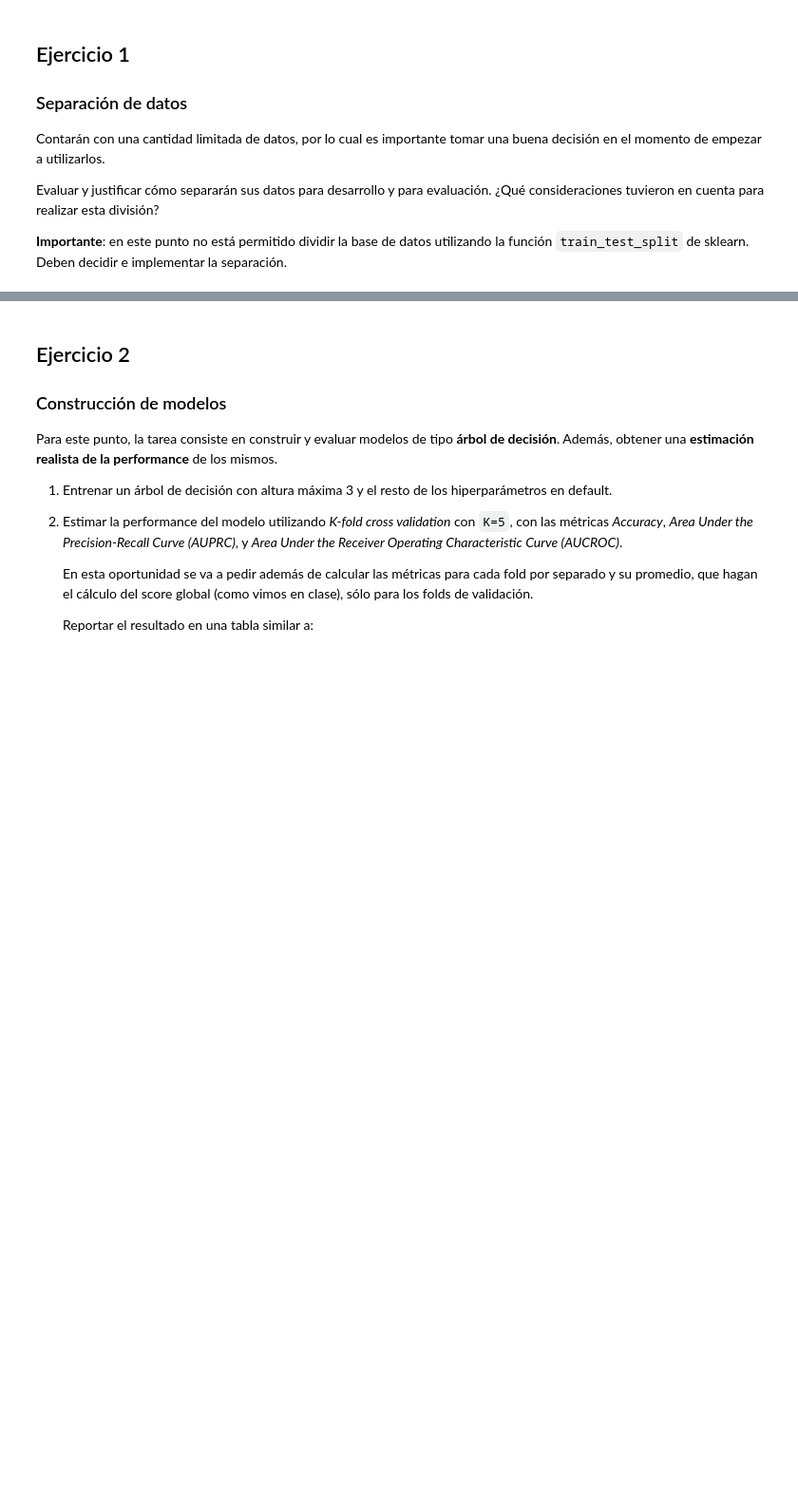
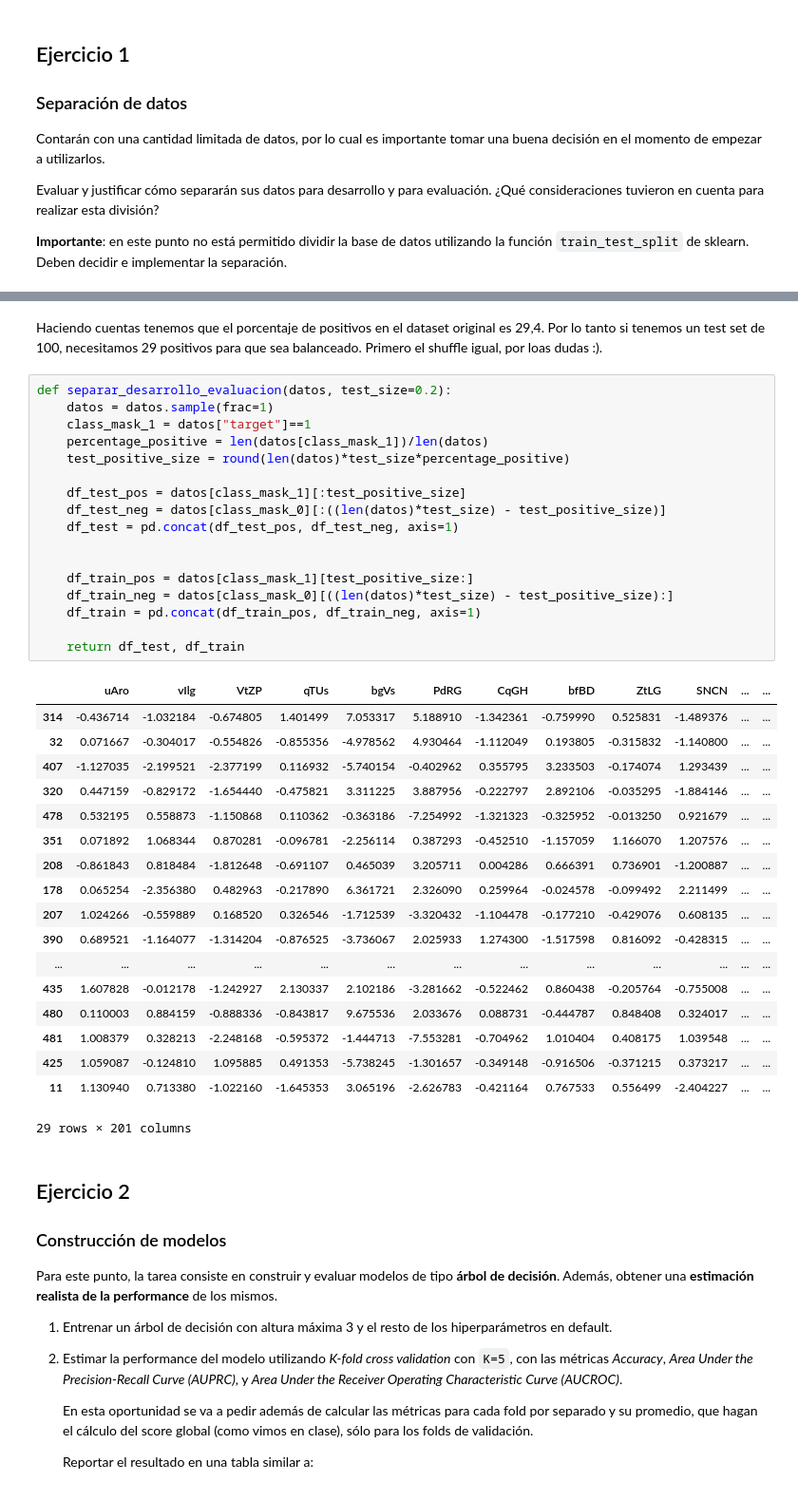
Before and after one commit to Magali8310/Facultad, a Jupyter notebook: Aprendizaje Automático/Trabajo Práctico 1/tp01-enunciado.ipynb, the cells around one changed output, grey strips where cells are left out. Shown at 95% size. Drawn from its saved outputs; the diff is of its cells as text; blank space fills up the shorter version.

```diff
--- a/Aprendizaje Automático/Trabajo Práctico 1/tp01-enunciado.ipynb
+++ b/Aprendizaje Automático/Trabajo Práctico 1/tp01-enunciado.ipynb
@@ -118,3 +91,41 @@ sets[1]
+# %% [markdown]
+Haciendo cuentas tenemos que el porcentaje de positivos en el dataset original es 29,4. Por lo tanto si tenemos un test set de 100, necesitamos 29 positivos para que sea balanceado. Primero el shuffle igual, por loas dudas :).
+# %%
+def separar_desarrollo_evaluacion(datos, test_size=0.2):
+    datos = datos.sample(frac=1)
+    class_mask_1 = datos["target"]==1
+    percentage_positive = len(datos[class_mask_1])/len(datos)
+    test_positive_size = round(len(datos)*test_size*percentage_positive)
+
+    df_test_pos = datos[class_mask_1][:test_positive_size]
+    df_test_neg = datos[class_mask_0][:((len(datos)*test_size) - test_positive_size)]
+    df_test = pd.concat(df_test_pos, df_test_neg, axis=1)
+
+
+    df_train_pos = datos[class_mask_1][test_positive_size:]
+    df_train_neg = datos[class_mask_0][((len(datos)*test_size) - test_positive_size):]
+    df_train = pd.concat(df_train_pos, df_train_neg, axis=1)
+
+    return df_test, df_train
+# %% [output]
+|  | uAro | vIlg | VtZP | qTUs | bgVs | PdRG | CqGH | bfBD | ZtLG | SNCN | ... | ... |
+| 314 | -0.436714 | -1.032184 | -0.674805 | 1.401499 | 7.053317 | 5.188910 | -1.342361 | -0.759990 | 0.525831 | -1.489376 | ... | ... |
+| 32 | 0.071667 | -0.304017 | -0.554826 | -0.855356 | -4.978562 | 4.930464 | -1.112049 | 0.193805 | -0.315832 | -1.140800 | ... | ... |
+| 407 | -1.127035 | -2.199521 | -2.377199 | 0.116932 | -5.740154 | -0.402962 | 0.355795 | 3.233503 | -0.174074 | 1.293439 | ... | ... |
+| 320 | 0.447159 | -0.829172 | -1.654440 | -0.475821 | 3.311225 | 3.887956 | -0.222797 | 2.892106 | -0.035295 | -1.884146 | ... | ... |
+| 478 | 0.532195 | 0.558873 | -1.150868 | 0.110362 | -0.363186 | -7.254992 | -1.321323 | -0.325952 | -0.013250 | 0.921679 | ... | ... |
+| 351 | 0.071892 | 1.068344 | 0.870281 | -0.096781 | -2.256114 | 0.387293 | -0.452510 | -1.157059 | 1.166070 | 1.207576 | ... | ... |
+| 208 | -0.861843 | 0.818484 | -1.812648 | -0.691107 | 0.465039 | 3.205711 | 0.004286 | 0.666391 | 0.736901 | -1.200887 | ... | ... |
+| 178 | 0.065254 | -2.356380 | 0.482963 | -0.217890 | 6.361721 | 2.326090 | 0.259964 | -0.024578 | -0.099492 | 2.211499 | ... | ... |
+| 207 | 1.024266 | -0.559889 | 0.168520 | 0.326546 | -1.712539 | -3.320432 | -1.104478 | -0.177210 | -0.429076 | 0.608135 | ... | ... |
+| 390 | 0.689521 | -1.164077 | -1.314204 | -0.876525 | -3.736067 | 2.025933 | 1.274300 | -1.517598 | 0.816092 | -0.428315 | ... | ... |
+| ... | ... | ... | ... | ... | ... | ... | ... | ... | ... | ... | ... | ... |
+| 435 | 1.607828 | -0.012178 | -1.242927 | 2.130337 | 2.102186 | -3.281662 | -0.522462 | 0.860438 | -0.205764 | -0.755008 | ... | ... |
+| 480 | 0.110003 | 0.884159 | -0.888336 | -0.843817 | 9.675536 | 2.033676 | 0.088731 | -0.444787 | 0.848408 | 0.324017 | ... | ... |
+| 481 | 1.008379 | 0.328213 | -2.248168 | -0.595372 | -1.444713 | -7.553281 | -0.704962 | 1.010404 | 0.408175 | 1.039548 | ... | ... |
+| 425 | 1.059087 | -0.124810 | 1.095885 | 0.491353 | -5.738245 | -1.301657 | -0.349148 | -0.916506 | -0.371215 | 0.373217 | ... | ... |
+| 11 | 1.130940 | 0.713380 | -1.022160 | -1.645353 | 3.065196 | -2.626783 | -0.421164 | 0.767533 | 0.556499 | -2.404227 | ... | ... |
+29 rows × 201 columns
 # %% [markdown]
 ## Ejercicio 2
 
```
Also changed, not shown: parts of 4 cells of this notebook.
